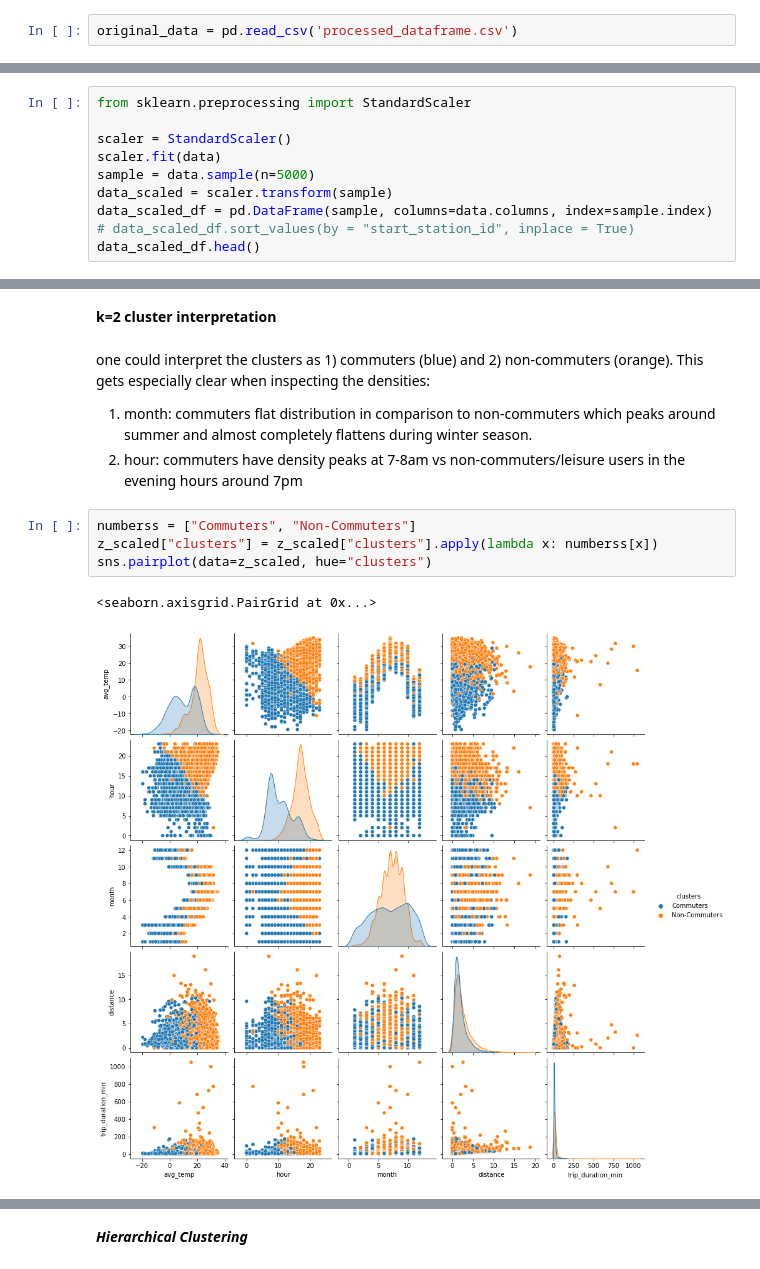
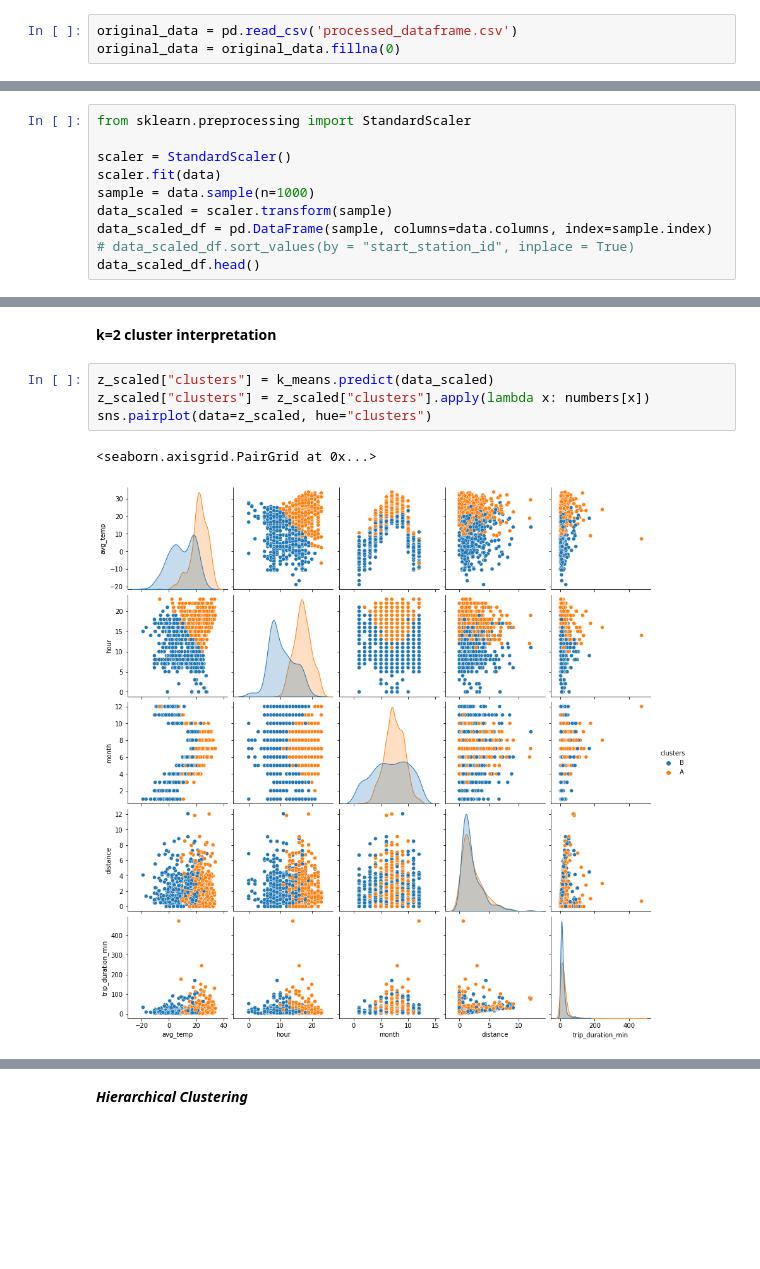
Before and after one commit to robschip/Team_AAkatsuki, a Jupyter notebook: step3_clustering.ipynb, the cells around one changed output, grey strips where cells are left out. Drawn from its saved outputs; the diff is of its cells as text; blank space fills up the shorter version.

```diff
--- a/step3_clustering.ipynb
+++ b/step3_clustering.ipynb
@@ -35,5 +35,6 @@ Note: you may need to restart the kernel to use updated packages.
 # %%
 original_data = pd.read_csv('processed_dataframe.csv')
+original_data = original_data.fillna(0)
 # %%
 #City centre for distance calculation
 chicago_centre = [41.881832, -87.623177]
@@ -125,7 +126,7 @@ from sklearn.preprocessing import StandardScaler
 
 scaler = StandardScaler()
 scaler.fit(data)
-sample = data.sample(n=5000)
+sample = data.sample(n=1000)
 data_scaled = scaler.transform(sample)
 data_scaled_df = pd.DataFrame(sample, columns=data.columns, index=sample.index)
 # data_scaled_df.sort_values(by = "start_station_id", inplace = True)
@@ -210,17 +227,13 @@ z_scaled["clusters"] = k_means.predict(data_scaled)
 #five_scaled["clusters"] = k_5.predict(data_scaled)
 # %% [markdown]
 **k=2 cluster interpretation**
-# %% [markdown]
-one could interpret the clusters as 1) commuters (blue) and 2) non-commuters (orange). This gets especially clear when inspecting the densities:
-1) month: commuters flat distribution in comparison to non-commuters which peaks around summer and almost completely flattens during winter season.
-2) hour: commuters have density peaks at 7-8am vs non-commuters/leisure users in the evening hours around 7pm
 # %%
-numberss = ["Commuters", "Non-Commuters"]
-z_scaled["clusters"] = z_scaled["clusters"].apply(lambda x: numberss[x])
+z_scaled["clusters"] = k_means.predict(data_scaled)
+z_scaled["clusters"] = z_scaled["clusters"].apply(lambda x: numbers[x])
 sns.pairplot(data=z_scaled, hue="clusters")
 # %% [output]
 <seaborn.axisgrid.PairGrid at 0x...>
-[figure, old version]
+[figure, new version]
 # %%
 three_scaled["clusters"] = k_3.predict(data_scaled)
 three_scaled["clusters"] = three_scaled["clusters"].apply(lambda x: numbers[x])
```
Also changed, not shown: parts of 28 cells of this notebook, 1 other file.
